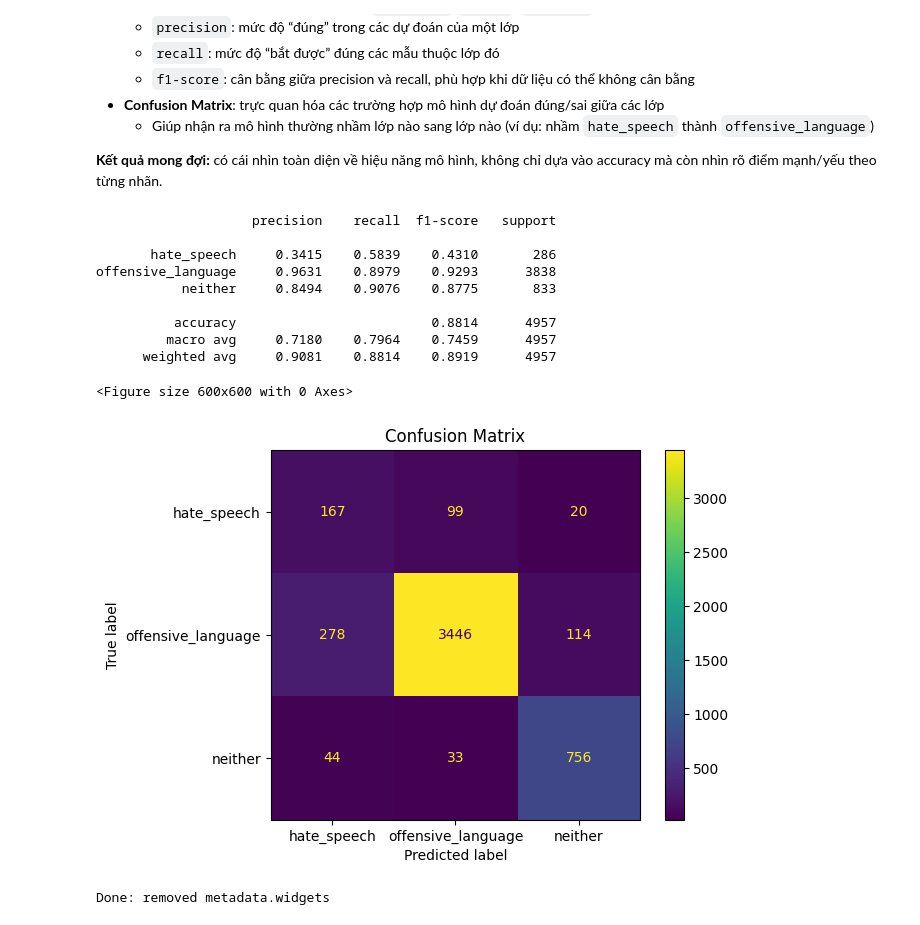
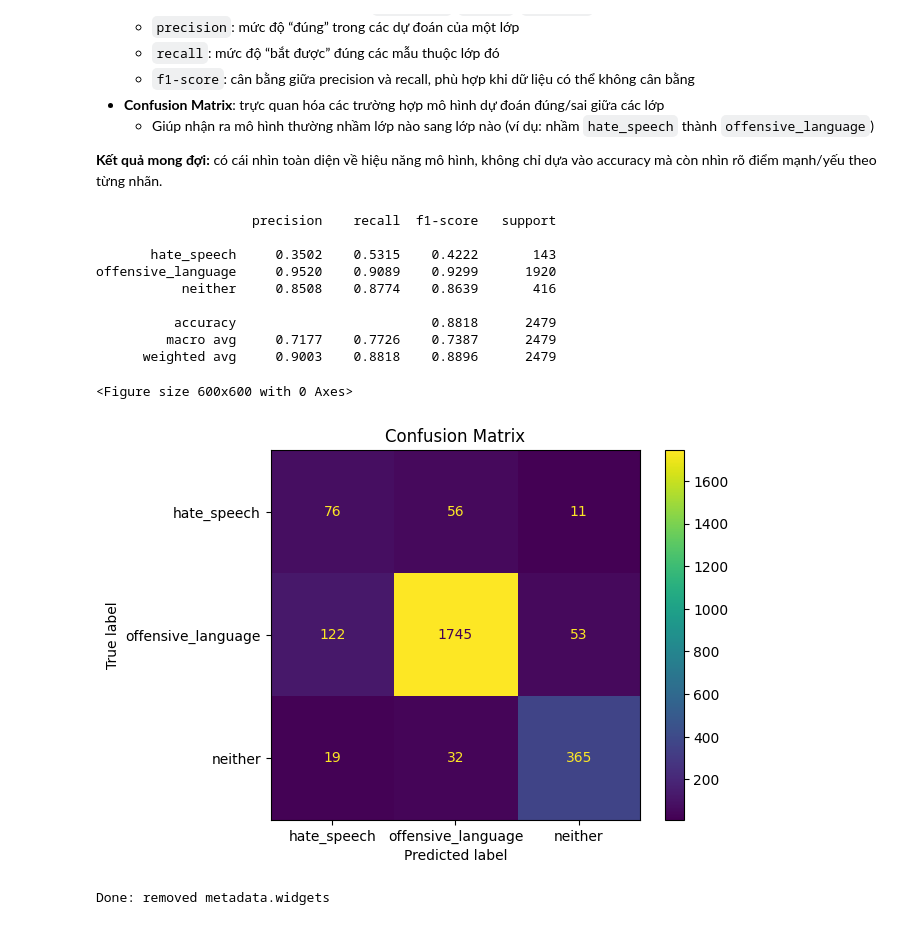
Before and after one commit to ChuTungDuongg/CS221---HateSpeech-Detection-Project, a Jupyter notebook: Bert_pipeline.ipynb, the cells around one changed output. Cells and saved outputs as stored; diff of their text form; code cells hidden in the pictures.

Commit message:
fix pipeline to 8 1 1 train test vali

```diff
--- a/Bert_pipeline.ipynb
+++ b/Bert_pipeline.ipynb
@@ -483,8 +501,11 @@ tokenizer = BertTokenizer.from_pretrained('bert-base-uncased')
 X_train = train_balanced['tweet'].values
 y_train = train_balanced['label'].values
 
-X_test  = test_df['tweet'].values
-y_test  = test_df['label'].values
+X_val  = val_df['tweet'].values
+y_val  = val_df['label'].values
+
+X_test = test_df['tweet'].values
+y_test = test_df['label'].values
 
 
 y_train_encoded = to_categorical([{'hate_speech':0, 'offensive_language':1, 'neither':2}[label] for label in y_train], num_classes=3)
@@ -609,13 +636,10 @@ from transformers import BertTokenizer
 
 tokenizer = BertTokenizer.from_pretrained('bert-base-uncased', do_lower_case=True)
 
-# 1) Map label string -> int (0/1/2)
 label2id = {'hate_speech': 0, 'offensive_language': 1, 'neither': 2}
 
 def to_label_ids(labels):
-    # labels có thể là list/np array/pandas series
     labels = np.asarray(labels)
-    # nếu labels là string/object -> map
     if labels.dtype == object or isinstance(labels[0], str):
         labels = np.array([label2id[x] for x in labels], dtype=np.int64)
     else:
@@ -623,12 +647,9 @@ def to_label_ids(labels):
     return labels
 
 y_train_ids = to_label_ids(y_train)
+y_val_ids   = to_label_ids(y_val)
 y_test_ids  = to_label_ids(y_test)
 
-print("y_train example:", y_train[:5])
-print("y_train_ids example:", y_train_ids[:5], "dtype:", y_train_ids.dtype)
-
-# 2) Tokenize (batch, nhanh)
 def prepare_data(texts, labels_ids, tokenizer, max_length=128):
     enc = tokenizer(
         list(texts),
@@ -644,19 +665,20 @@ def prepare_data(texts, labels_ids, tokenizer, max_length=128):
     labels_tensor = torch.tensor(labels_ids, dtype=torch.long)
     return input_ids, attention_masks, labels_tensor
 
-train_input_ids, train_attention_masks, train_labels = prepare_data(X_train, y_train_ids, tokenizer, max_length=128)
-test_input_ids, test_attention_masks, test_labels = prepare_data(X_test, y_test_ids, tokenizer, max_length=128)
+train_input_ids, train_attention_masks, train_labels = prepare_data(X_train, y_train_ids, tokenizer, 128)
+val_input_ids,   val_attention_masks,   val_labels   = prepare_data(X_val,   y_val_ids,   tokenizer, 128)
+test_input_ids,  test_attention_masks,  test_labels  = prepare_data(X_test,  y_test_ids,  tokenizer, 128)
 
-# 3) DataLoader
 train_dataset = TensorDataset(train_input_ids, train_attention_masks, train_labels)
-test_dataset  = TensorDataset(test_input_ids, test_attention_masks, test_labels)
+val_dataset   = TensorDataset(val_input_ids,   val_attention_masks,   val_labels)
+test_dataset  = TensorDataset(test_input_ids,  test_attention_masks,  test_labels)
 
 batch_size = 32
 train_dataloader = DataLoader(train_dataset, sampler=RandomSampler(train_dataset), batch_size=batch_size)
-validation_dataloader = DataLoader(test_dataset, sampler=SequentialSampler(test_dataset), batch_size=batch_size)
+val_dataloader   = DataLoader(val_dataset,   sampler=SequentialSampler(val_dataset), batch_size=batch_size)
+test_dataloader  = DataLoader(test_dataset,  sampler=SequentialSampler(test_dataset), batch_size=batch_size)
 
-print("DataLoaders prepared.")
-print("Train batch shapes (input_ids, mask, labels):",
+print("Train batch shapes:",
       next(iter(train_dataloader))[0].shape,
       next(iter(train_dataloader))[1].shape,
       next(iter(train_dataloader))[2].shape)
@@ -792,7 +811,7 @@ for epoch_i in range(epochs):
 
     val_preds_all, val_labels_all = [], []
 
-    for batch in tqdm(validation_dataloader, desc="Validation", leave=False):
+    for batch in tqdm(val_dataloader, desc="Validation", leave=False):
         b_input_ids = batch[0].to(device)
         b_input_mask = batch[1].to(device)
         b_labels = batch[2].to(device)
@@ -818,8 +837,8 @@ for epoch_i in range(epochs):
         batch_acc = (preds == labels).mean()
         total_eval_accuracy += batch_acc
 
-    avg_val_loss = total_eval_loss / max(1, len(validation_dataloader))
-    avg_val_acc  = total_eval_accuracy / max(1, len(validation_dataloader))
+    avg_val_loss = total_eval_loss / max(1, len(val_dataloader))
+    avg_val_acc  = total_eval_accuracy / max(1, len(val_dataloader))
     avg_val_f1   = f1_score(val_labels_all, val_preds_all, average="macro")
 
     val_losses.append(avg_val_loss)
@@ -1059,7 +1126,7 @@ all_preds = []
 all_labels = []
 
 with torch.no_grad():
-    for batch in validation_dataloader:
+    for batch in test_dataloader:
         b_input_ids = batch[0].to(device)
         b_input_mask = batch[1].to(device)
         b_labels = batch[2].to(device)
@@ -1068,40 +1135,40 @@ with torch.no_grad():
             input_ids=b_input_ids,
             attention_mask=b_input_mask
         )
         logits = outputs.logits
 
         preds = torch.argmax(logits, dim=1)
 
         all_preds.extend(preds.cpu().numpy())
         all_labels.extend(b_labels.cpu().numpy())
 
 all_preds = np.array(all_preds)
 all_labels = np.array(all_labels)
 
 # ---- Classification report ----
 target_names = [id2label[i] for i in sorted(id2label.keys())]
 print(classification_report(all_labels, all_preds, target_names=target_names, digits=4))
 
 # ---- Confusion matrix ----
 cm = confusion_matrix(all_labels, all_preds, labels=[0, 1, 2])
 disp = ConfusionMatrixDisplay(confusion_matrix=cm, display_labels=target_names)
 
 plt.figure(figsize=(6, 6))
 disp.plot(values_format="d")
 plt.title("Confusion Matrix")
 plt.show()
 # %% [output]
                     precision    recall  f1-score   support
 
-       hate_speech     0.3415    0.5839    0.4310       286
-offensive_language     0.9631    0.8979    0.9293      3838
-           neither     0.8494    0.9076    0.8775       833
+       hate_speech     0.3502    0.5315    0.4222       143
+offensive_language     0.9520    0.9089    0.9299      1920
+           neither     0.8508    0.8774    0.8639       416
 
-          accuracy                         0.8814      4957
-         macro avg     0.7180    0.7964    0.7459      4957
-      weighted avg     0.9081    0.8814    0.8919      4957
+          accuracy                         0.8818      2479
+         macro avg     0.7177    0.7726    0.7387      2479
+      weighted avg     0.9003    0.8818    0.8896      2479
 <Figure size 600x600 with 0 Axes>
-[figure, old version]
+[figure, new version]
 # %%
 import json
 
```
Also changed, not shown: parts of 11 cells of this notebook.
